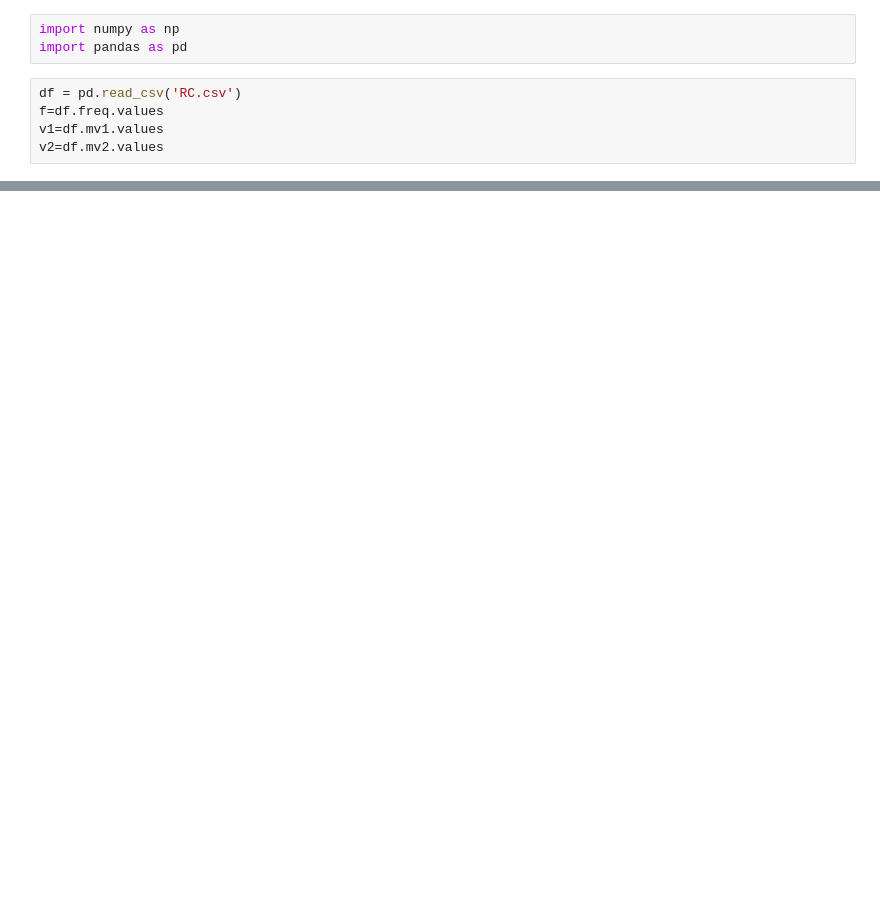
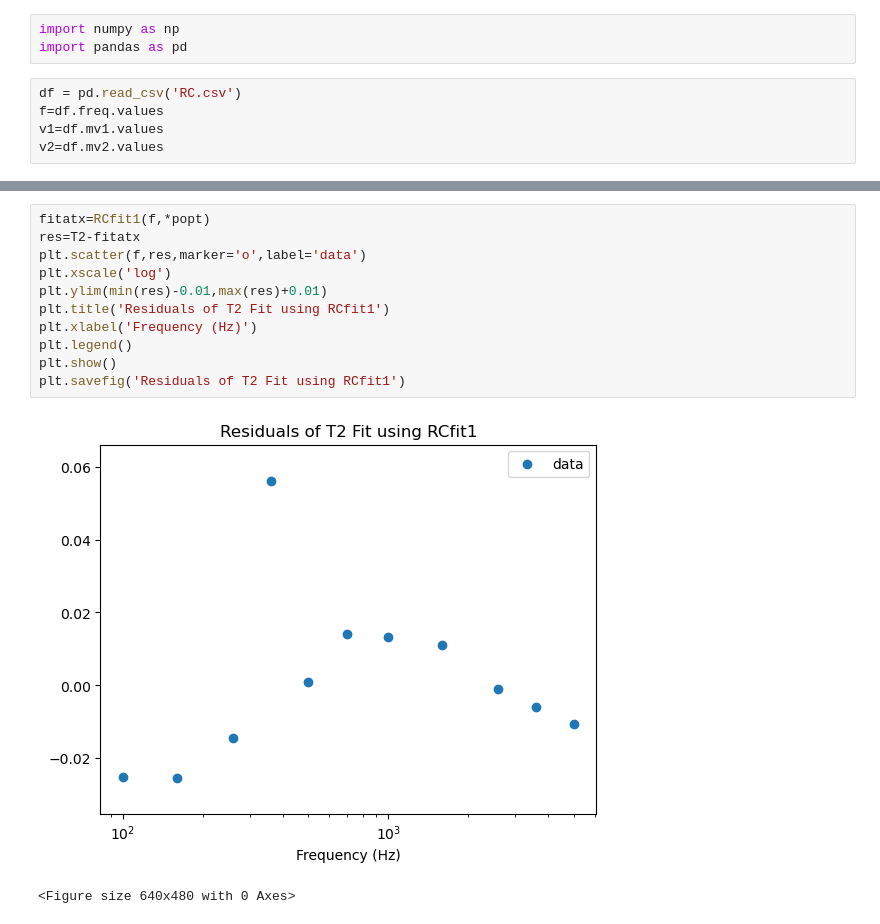
Before and after one commit to Jintian-JTST/OxfordTime, a Jupyter notebook: labs/EL02.ipynb, the cells around one changed output, grey strips where cells are left out. Saved outputs shown, nothing was run; the diff lists cells and outputs as text; blank space fills up the shorter version.

```diff
--- a/labs/EL02.ipynb
+++ b/labs/EL02.ipynb
@@ -41,0 +73,14 @@ print(popt-1.959964*np.sqrt(pcov.diagonal()))
+# %%
+fitatx=RCfit1(f,*popt)
+res=T2-fitatx
+plt.scatter(f,res,marker='o',label='data')
+plt.xscale('log')
+plt.ylim(min(res)-0.01,max(res)+0.01)
+plt.title('Residuals of T2 Fit using RCfit1')
+plt.xlabel('Frequency (Hz)')
+plt.legend()
+plt.show()
+plt.savefig('Residuals of T2 Fit using RCfit1')
+# %% [output]
+[figure, added]
+<Figure size 640x480 with 0 Axes>
```
Also changed, not shown: parts of 11 cells of this notebook, 8 other files.
